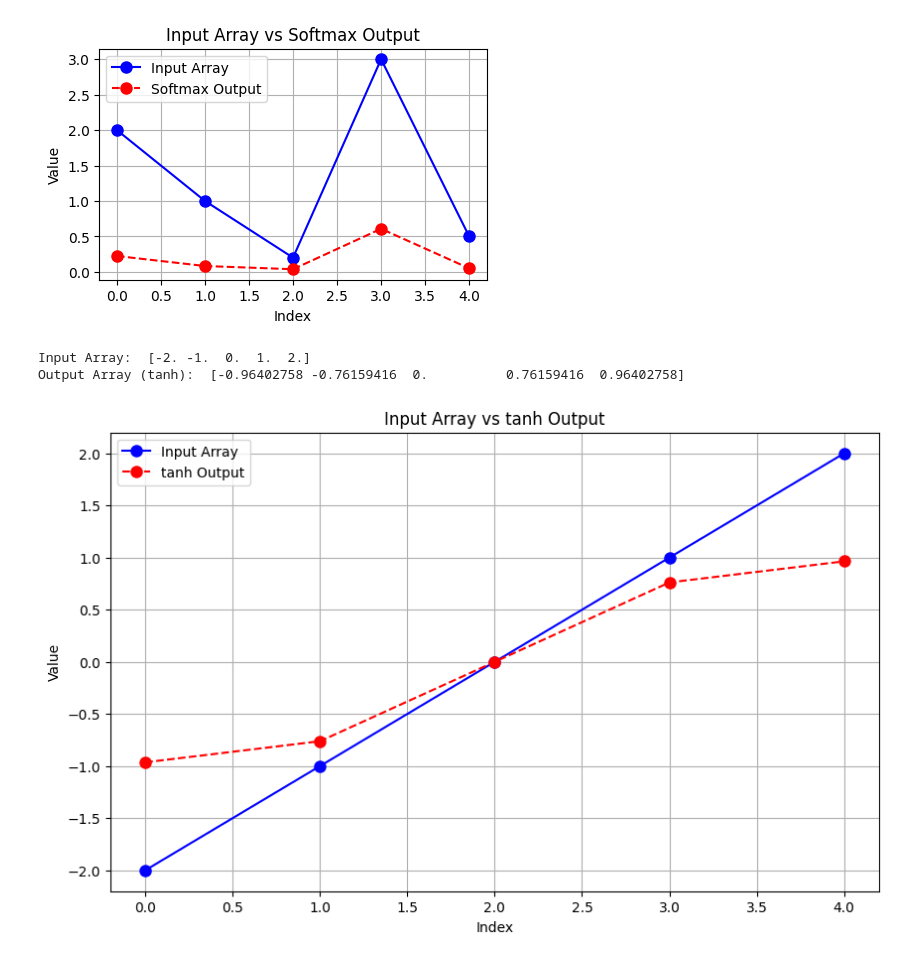
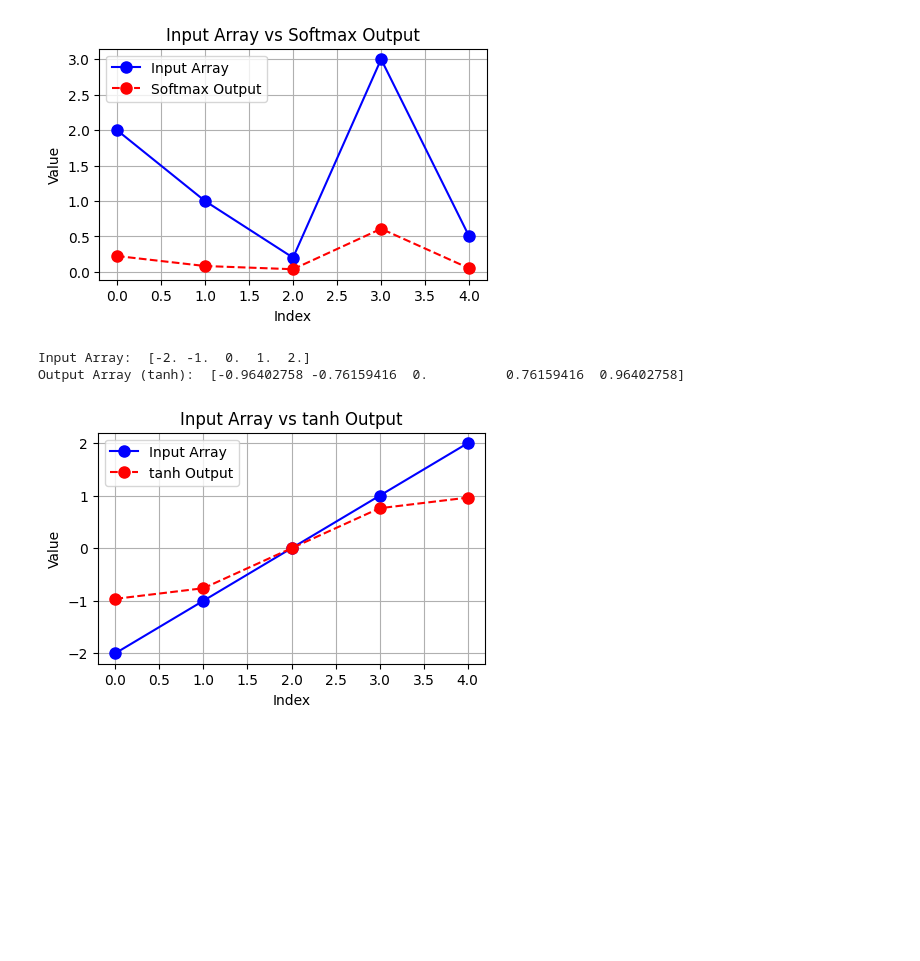
Before and after one commit to AtharSayed/DPL, a Jupyter notebook: practice/prac.ipynb, the cells around one changed output. Drawn from its saved outputs; the diff is of its cells as text; code cells hidden in the pictures; blank space fills up the shorter version.

Commit message:
Reduced the graph size for tanh

```diff
--- a/practice/prac.ipynb
+++ b/practice/prac.ipynb
@@ -132,32 +132,32 @@ import matplotlib.pyplot as plt
 # Function to apply tanh activation
 def tanh(input_array):
     return np.tanh(input_array)
 
 # Demo array
 input_array = np.array([-2.0, -1.0, 0.0, 1.0, 2.0])
 
 # Applying tanh
 output_array = tanh(input_array)
 
 # Display the result
 print("Input Array: ", input_array)
 print("Output Array (tanh): ", output_array)
 
 # Plotting the input and output arrays
-plt.figure(figsize=(10, 6))
+plt.figure(figsize=(5, 3))
 plt.plot(input_array, label='Input Array', marker='o', color='b', linestyle='-', markersize=8)
 plt.plot(output_array, label='tanh Output', marker='o', color='r', linestyle='--', markersize=8)
 
 # Adding labels and title
 plt.title('Input Array vs tanh Output')
 plt.xlabel('Index')
 plt.ylabel('Value')
 plt.legend()
 
 # Display the plot
 plt.grid(True)
 plt.show()
 # %% [output]
 Input Array:  [-2. -1.  0.  1.  2.]
 Output Array (tanh):  [-0.96402758 -0.76159416  0.          0.76159416  0.96402758]
-[figure, old version]
+[figure, new version]
```
